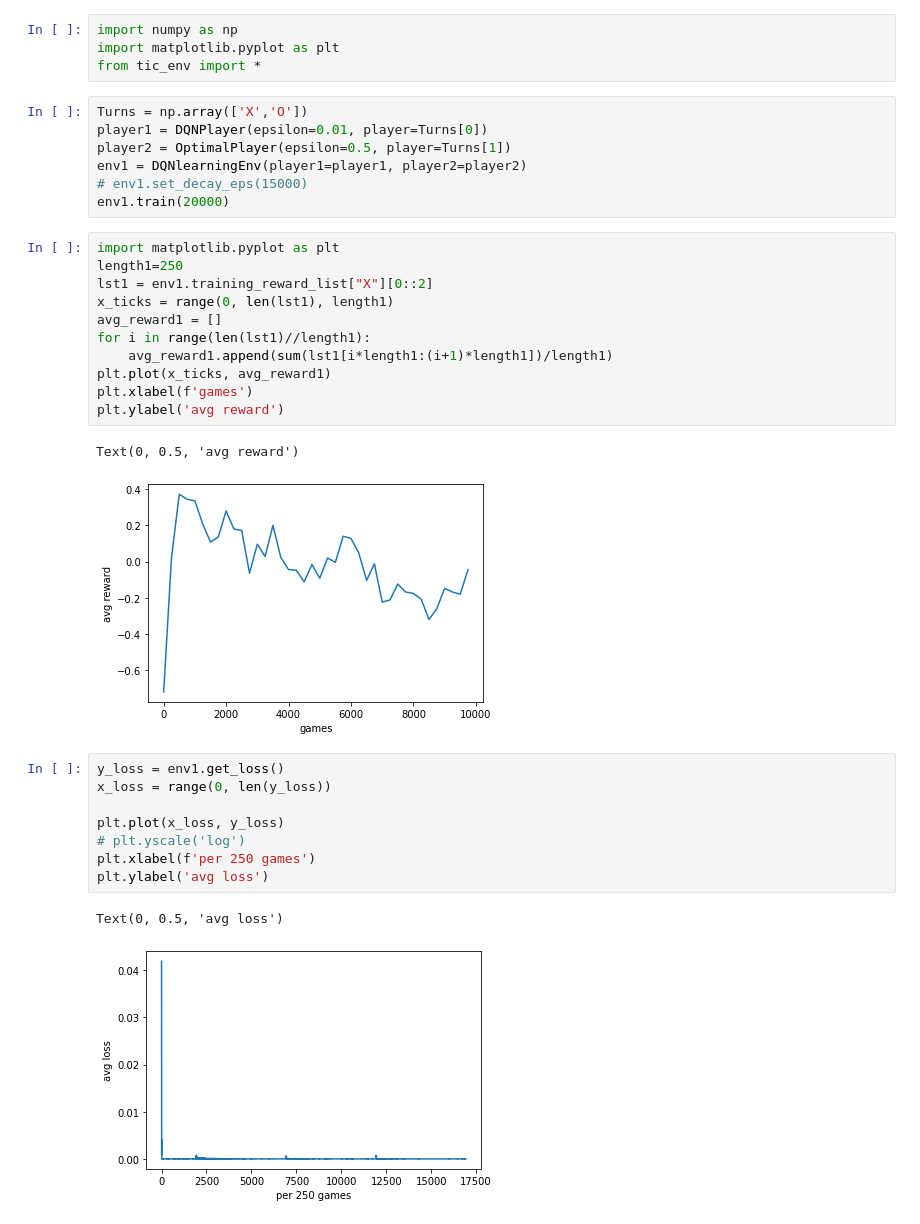
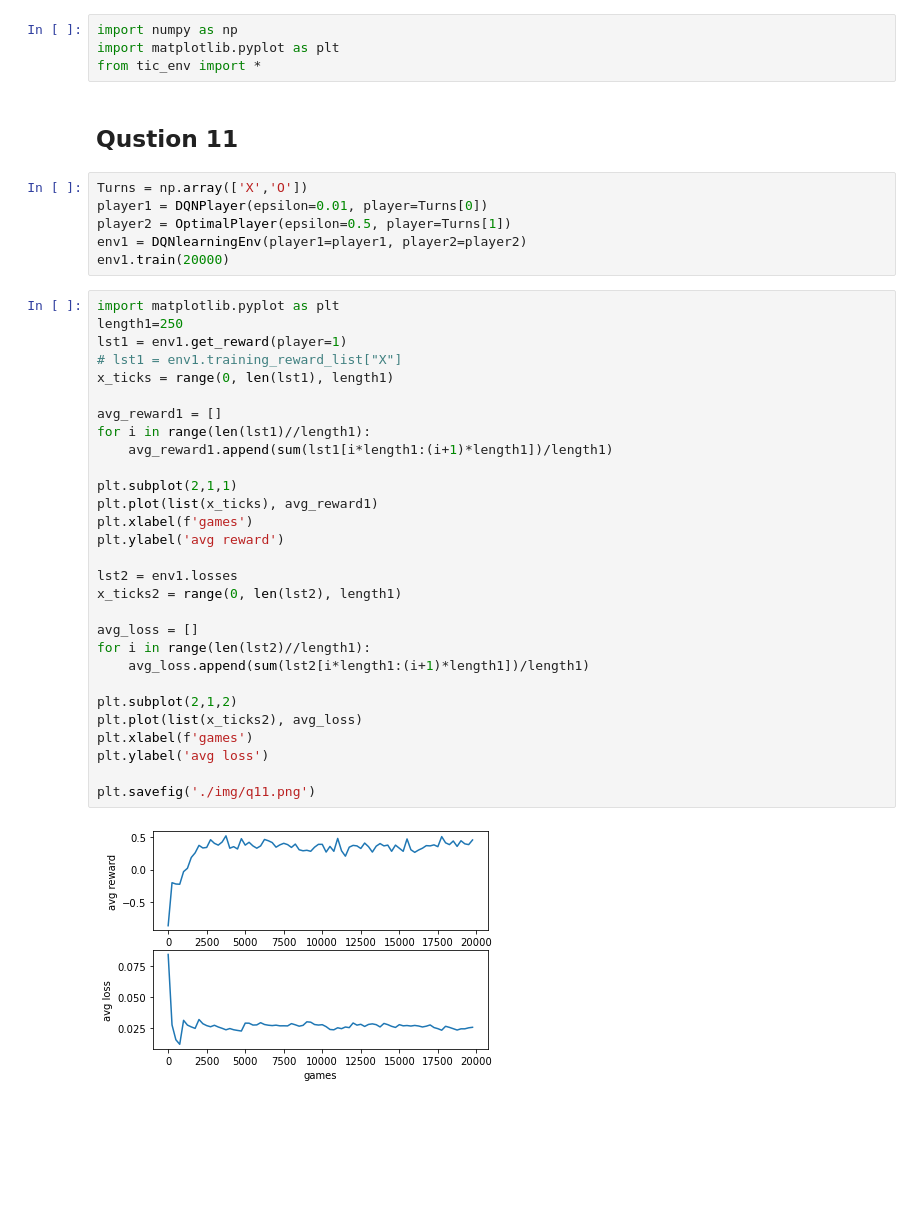
Before and after one commit to yhangchen/Tic-Tac-Toe, a Jupyter notebook: solution2_1.ipynb, the cells around one changed output. Cells and saved outputs as stored; diff of their text form; blank space fills up the shorter version.

```diff
--- a/solution2_1.ipynb
+++ b/solution2_1.ipynb
@@ -2,35 +2,42 @@
 import numpy as np
 import matplotlib.pyplot as plt
 from tic_env import *
+# %% [markdown]
+## Qustion 11
 # %%
 Turns = np.array(['X','O'])
 player1 = DQNPlayer(epsilon=0.01, player=Turns[0])
 player2 = OptimalPlayer(epsilon=0.5, player=Turns[1])
 env1 = DQNlearningEnv(player1=player1, player2=player2)
-# env1.set_decay_eps(15000)
 env1.train(20000)
 # %%
 import matplotlib.pyplot as plt
 length1=250
-lst1 = env1.training_reward_list["X"][0::2]
+lst1 = env1.get_reward(player=1)
+# lst1 = env1.training_reward_list["X"]
 x_ticks = range(0, len(lst1), length1)
+
 avg_reward1 = []
 for i in range(len(lst1)//length1):
     avg_reward1.append(sum(lst1[i*length1:(i+1)*length1])/length1)
-plt.plot(x_ticks, avg_reward1)
+
+plt.subplot(2,1,1)
+plt.plot(list(x_ticks), avg_reward1)
 plt.xlabel(f'games')
 plt.ylabel('avg reward')
+
+lst2 = env1.losses
+x_ticks2 = range(0, len(lst2), length1)
+
+avg_loss = []
+for i in range(len(lst2)//length1):
+    avg_loss.append(sum(lst2[i*length1:(i+1)*length1])/length1)
+
+plt.subplot(2,1,2)
+plt.plot(list(x_ticks2), avg_loss)
+plt.xlabel(f'games')
+plt.ylabel('avg loss')
+
+plt.savefig('./img/q11.png')
 # %% [output]
-Text(0, 0.5, 'avg reward')
-[figure, old version]
+[figure, new version]
-# %%
-y_loss = env1.get_loss()
-x_loss = range(0, len(y_loss))
-
-plt.plot(x_loss, y_loss)
-# plt.yscale('log')
-plt.xlabel(f'per 250 games')
-plt.ylabel('avg loss')
-# %% [output]
-Text(0, 0.5, 'avg loss')
-[figure, removed]
```
Also changed, not shown: parts of 13 cells of this notebook.
